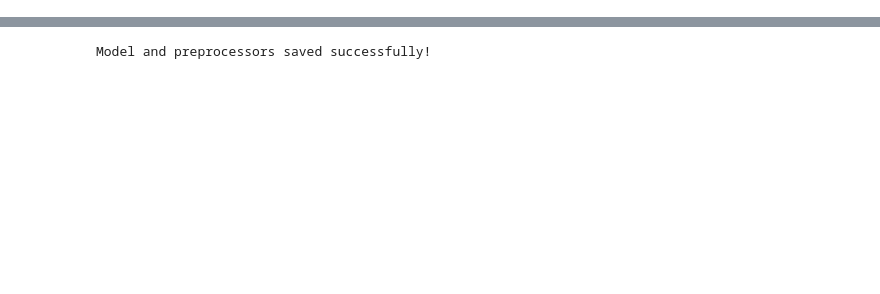
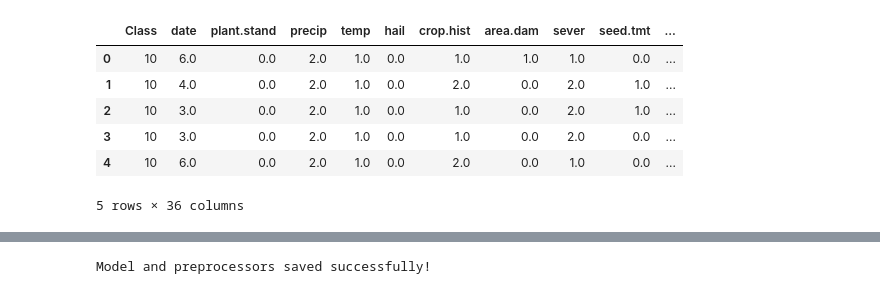
Before and after one commit to AbdullahShumail/crop_disease_detection, a Jupyter notebook: Soybean.ipynb, the cells around one changed output, grey strips where cells are left out. Saved outputs shown, nothing was run; the diff lists cells and outputs as text; code cells hidden in the pictures; blank space fills up the shorter version.

```diff
--- a/Soybean.ipynb
+++ b/Soybean.ipynb
@@ -0,0 +99,15 @@
+# %%
+
+le = LabelEncoder()
+# Encode the target column
+df['Class'] = le.fit_transform(df['Class'])
+
+df.head()
+# %% [output]
+|  | Class | date | plant.stand | precip | temp | hail | crop.hist | area.dam | sever | seed.tmt | ... |
+| 0 | 10 | 6.0 | 0.0 | 2.0 | 1.0 | 0.0 | 1.0 | 1.0 | 1.0 | 0.0 | ... |
+| 1 | 10 | 4.0 | 0.0 | 2.0 | 1.0 | 0.0 | 2.0 | 0.0 | 2.0 | 1.0 | ... |
+| 2 | 10 | 3.0 | 0.0 | 2.0 | 1.0 | 0.0 | 1.0 | 0.0 | 2.0 | 1.0 | ... |
+| 3 | 10 | 3.0 | 0.0 | 2.0 | 1.0 | 0.0 | 1.0 | 0.0 | 2.0 | 0.0 | ... |
+| 4 | 10 | 6.0 | 0.0 | 2.0 | 1.0 | 0.0 | 2.0 | 0.0 | 1.0 | 0.0 | ... |
+5 rows × 36 columns
```
Also changed, not shown: parts of 15 cells of this notebook, 6 other files.
